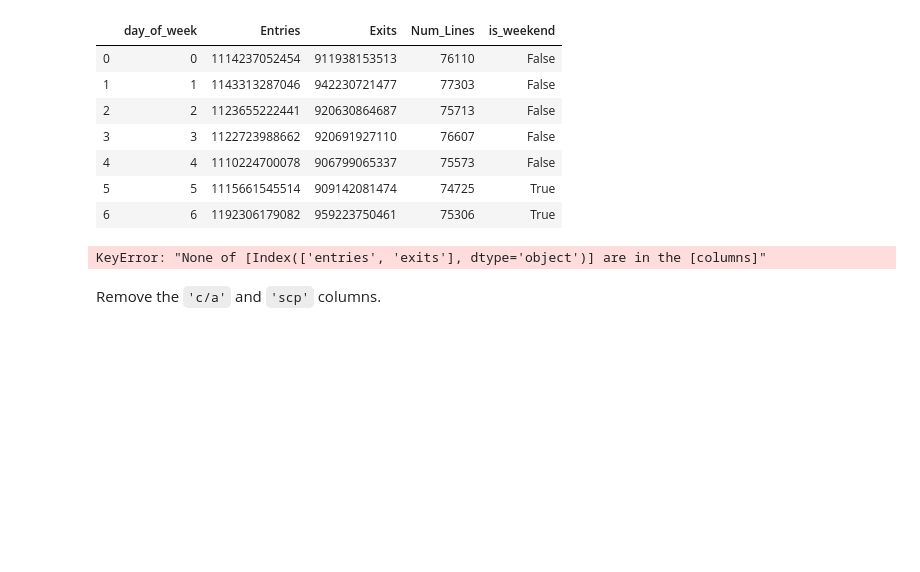
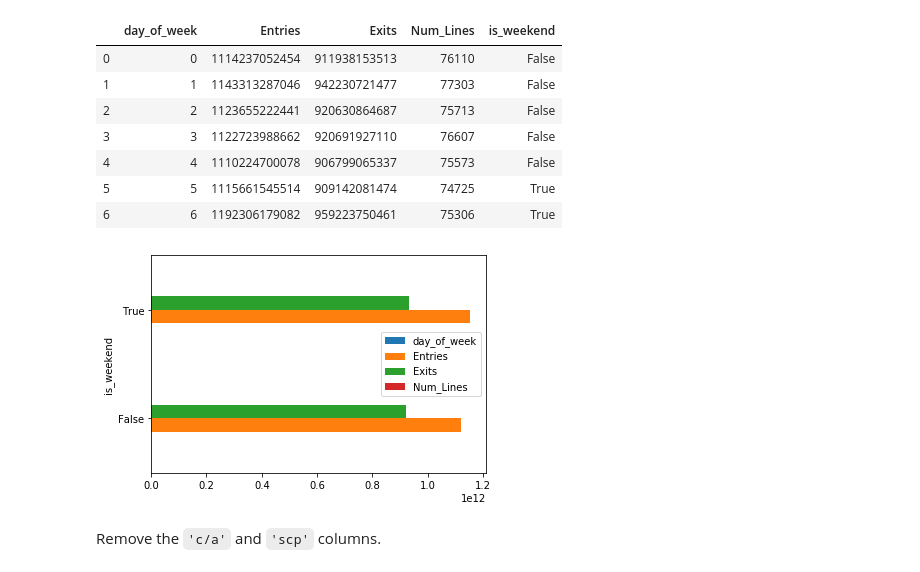
Before and after one commit to OsterMendel/dsc-pandas-series-and-dataframes-lab-nyc-ds-021720, a Jupyter notebook: index.ipynb, the cells around one changed output. Cells and saved outputs as stored; diff of their text form; code cells hidden in the pictures; blank space fills up the shorter version.

```diff
--- a/index.ipynb
+++ b/index.ipynb
@@ -192,10 +192,10 @@ grouped
 # %%
 # Group the data by weekend/weekday and plot the sum of the numeric columns
 wkend = grouped.groupby('is_weekend').mean()
-wkend[['entries', 'exits']].plot(kind='barh')
+wkend.plot(kind='barh')
 plt.show()
 # %% [output]
-KeyError: "None of [Index(['entries', 'exits'], dtype='object')] are in the [columns]"
+[figure, added]
 # %% [markdown]
 Remove the `'c/a'` and `'scp'` columns.
 # %%
```
